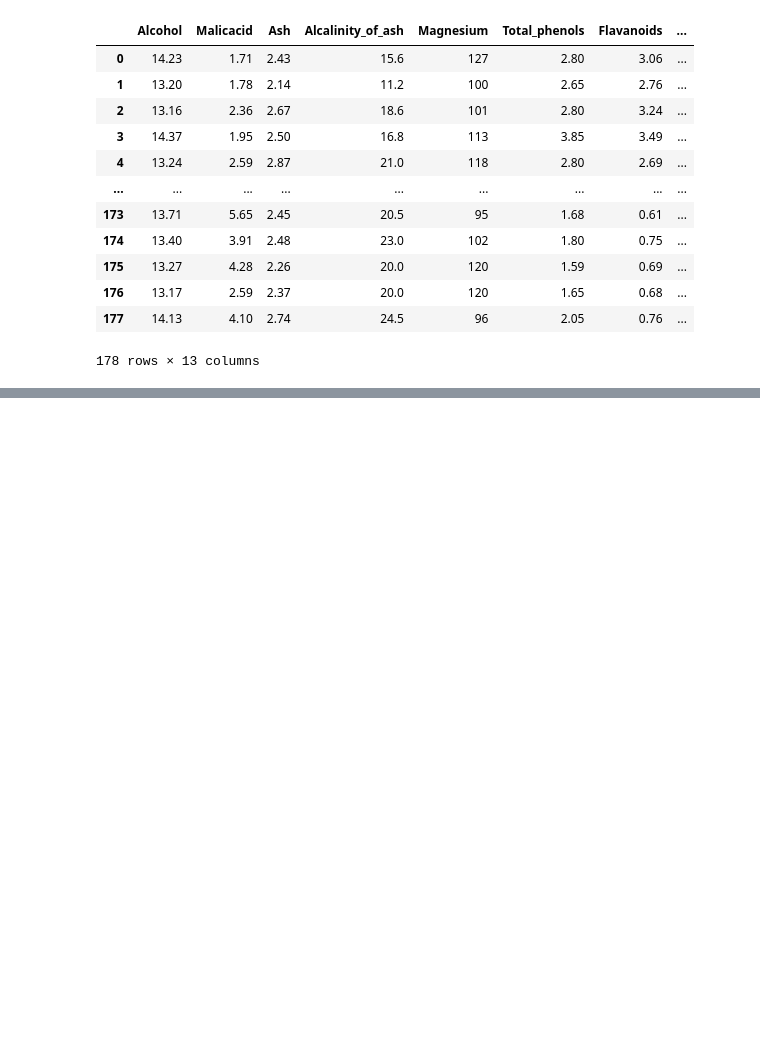
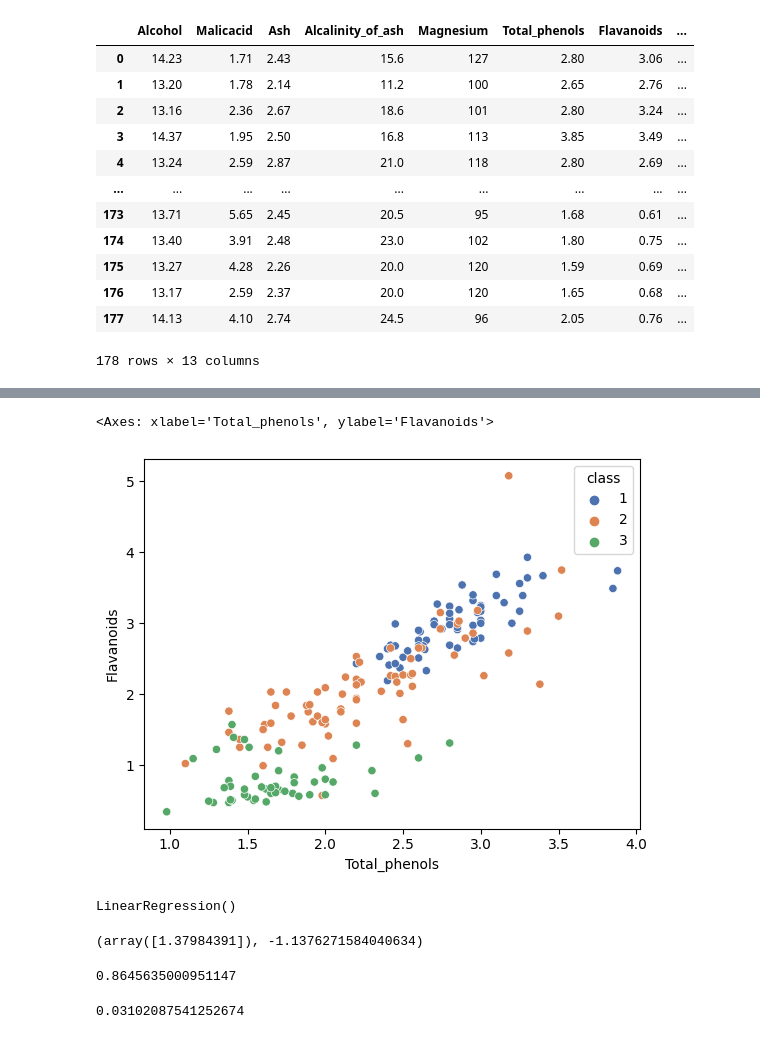
Before and after one commit to Chpel/CoDA-Project, a Jupyter notebook: Wine.ipynb, the cells around one changed output, grey strips where cells are left out. Saved outputs shown, nothing was run; the diff lists cells and outputs as text; code cells hidden in the pictures; blank space fills up the shorter version.

```diff
--- a/Wine.ipynb
+++ b/Wine.ipynb
@@ -67,0 +80,22 @@ X.describe().drop(['count', '25%','50%','75%'], axis=0)
+# %%
+sns.scatterplot(data=X, x=pair[0], y=pair[1], hue=y['class'], palette='deep')
+# %% [output]
+<Axes: xlabel='Total_phenols', ylabel='Flavanoids'>
+[figure, added]
+# %%
+model = LinearRegression()
+model.fit(np.array(X[pair[0]]).reshape(-1,1), X[pair[1]])
+# %% [output]
+LinearRegression()
+# %%
+model.coef_, model.intercept_
+# %% [output]
+(array([1.37984391]), -1.1376271584040634)
+# %%
+X.corr()[pair[0]][pair[1]]
+# %% [output]
+0.8645635000951147
+# %%
+r2_score(X[pair[0]], X[pair[1]])
+# %% [output]
+0.03102087541252674
```
Also changed, not shown: parts of 3 cells of this notebook.
